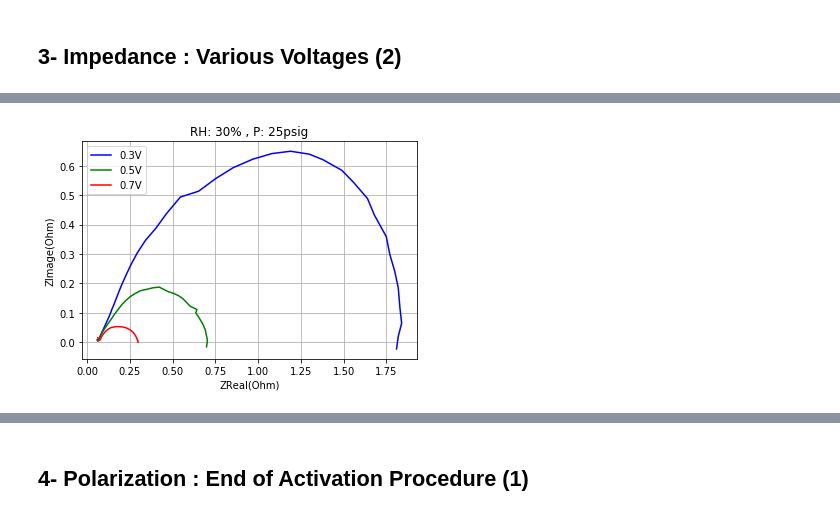
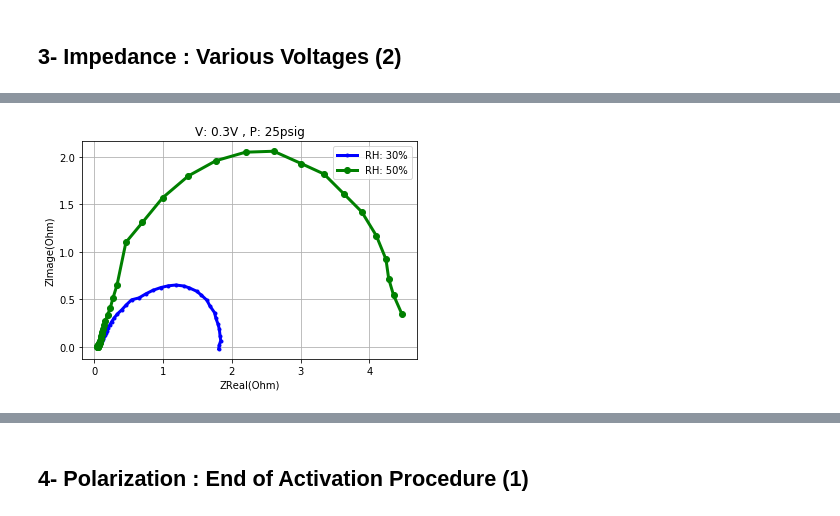
Before and after one commit to ECSIM/pem-dataset1, a Jupyter notebook: Notebooks/Activation Test MEA Constant Current 0.25A.ipynb, the cells around one changed output, grey strips where cells are left out. Drawn from its saved outputs; the diff is of its cells as text; code cells hidden in the pictures.

```diff
--- a/Notebooks/Activation Test MEA Constant Current 0.25A.ipynb
+++ b/Notebooks/Activation Test MEA Constant Current 0.25A.ipynb
@@ -46,7 +46,7 @@ impedance_plot2(data,RH=30,P=5)
 # %%
-impedance_plot2(data,RH=30,P=25)
+impedance_plot2(data,V=0.3,P=25)
 # %% [output]
-[figure, old version]
+[figure, new version]
 # %%
 impedance_plot2(data,RH=30,V=0.3)
 # %% [output]
```
Also changed, not shown: parts of 13 cells of this notebook, 9 other files.
